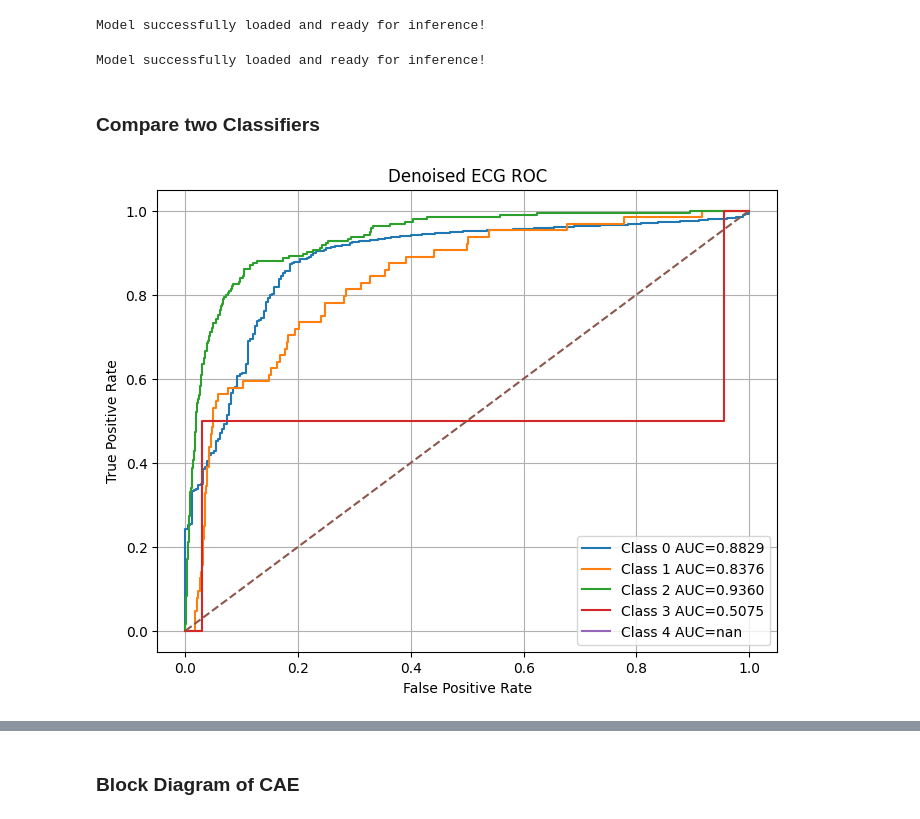
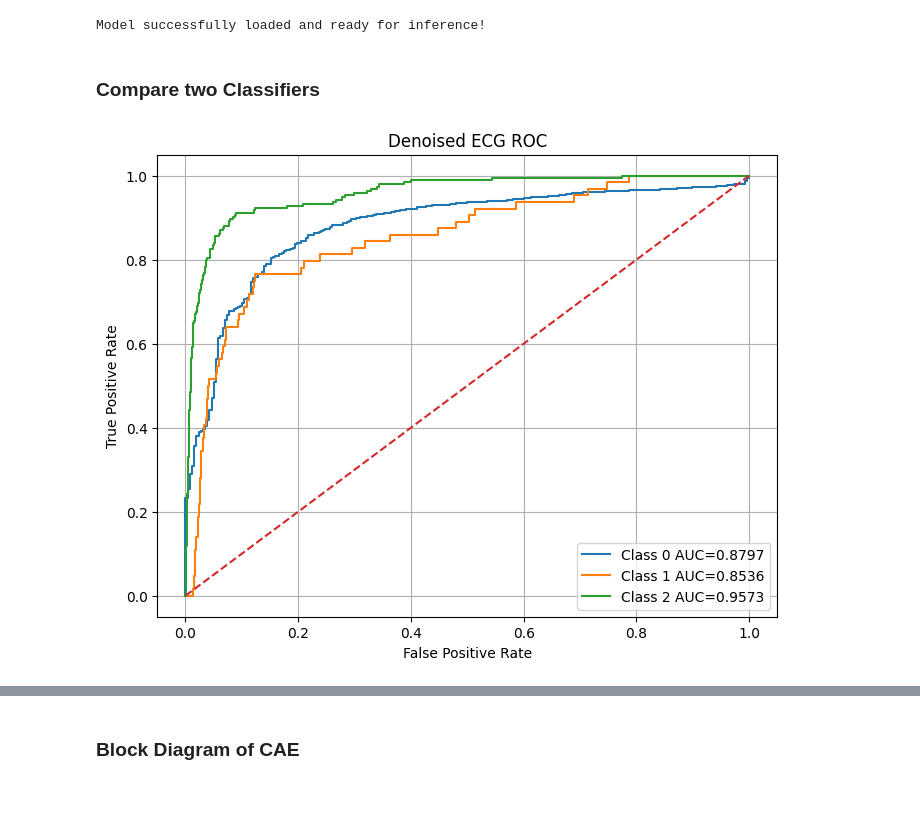
Before and after one commit to halashaheen/CAE-For-ECG-denoising, a Jupyter notebook: CAE_for_ECG_signal_processing.ipynb, the cells around one changed output, grey strips where cells are left out. Drawn from its saved outputs; the diff is of its cells as text; code cells hidden in the pictures.

```diff
--- a/CAE_for_ECG_signal_processing.ipynb
+++ b/CAE_for_ECG_signal_processing.ipynb
@@ -4573,8 +4753,8 @@ def plot_confusion_matrix(cm):
 
 def plot_multiclass_roc(labels,probs,title="ROC Curve"):
 
-    n_classes = 5
-    labels_bin = label_binarize(labels,classes=[0,1,2,3,4])
+    n_classes = 3
+    labels_bin = label_binarize(labels,classes=[0,1,2])
 
     plt.figure(figsize=(8,6))
     auc_scores = {}
@@ -4619,5 +4799,5 @@ def plot_multiclass_roc(labels,probs,title="ROC Curve"):
 # %% [markdown]
 ### Data Preparation
 # %%
-inference_model = models_to_test['ResStackCAE']
-# inference_model = loaded_model
+# inference_model = models_to_test['ResStackCAE']
+inference_model = loaded_model #ResStackCAE
@@ -5076,7 +5351,7 @@ Epoch 2 | Train Loss=0.0064 | Val Loss=0.0206 | Train Acc=0.7492 | Val Acc=0.777
 # %% [markdown]
 ### Save Model Weights
 # %%
-SAVE_CLASSIFIER_DIR = "/content/drive/MyDrive/CSE672_Neural_Nets/Project/Saved_Classifiers"
+# SAVE_CLASSIFIER_DIR = "/content/drive/MyDrive/PG/CSE672_Neural_Nets/Project/Saved_Classifiers"
 # %%
 def save_classifier_weights(name, model): # name : denoised, noisy
 
@@ -5112,41 +5414,21 @@ device = torch.device("cuda" if torch.cuda.is_available() else "cpu")
 
 encoder_model = inference_model.encoder
 # Instantiate a fresh, untrained instance of your model structure
-noisy_model_name ="classifier_noisy"
-loaded_classifier_noisy = ECGClassifier(encoder_model)
-classifier_noisy_state_dict = load_model_weights(noisy_model_name)
+denoised_model_name ="classifier_denoised"
+loaded_classifier_denoised = ECGClassifier(encoder_model)
+classifier_denoised_state_dict = load_classifier_weights(denoised_model_name)
 
 # Load the weights into the model structure and push to device
-loaded_classifier_noisy.load_state_dict(classifier_noisy_state_dict)
-loaded_classifier_noisy.to(device)
+loaded_classifier_denoised.load_state_dict(classifier_denoised_state_dict)
+loaded_classifier_denoised.to(device)
 
 # 5. CRITICAL STEP: Put the model in evaluation mode
 # This turns off BatchNorm updating so the model acts as a fixed predictor
-loaded_classifier_noisy.eval()
+loaded_classifier_denoised.eval()
 
 print("Model successfully loaded and ready for inference!")
 # %% [output]
 Model successfully loaded and ready for inference!
-# %%
-device = torch.device("cuda" if torch.cuda.is_available() else "cpu")
-
-encoder_model = inference_model.encoder
-# Instantiate a fresh, untrained instance of your model structure
-denoised_model_name ="classifier_denoised"
-loaded_classifier_denoised = ECGClassifier(encoder_model)
-classifier_denoised_state_dict = load_model_weights(denoised_model_name)
-
-# Load the weights into the model structure and push to device
-loaded_classifier_denoised.load_state_dict(classifier_denoised_state_dict)
-loaded_classifier_denoised.to(device)
-
-# 5. CRITICAL STEP: Put the model in evaluation mode
-# This turns off BatchNorm updating so the model acts as a fixed predictor
-loaded_classifier_denoised.eval()
-
-print("Model successfully loaded and ready for inference!")
-# %% [output]
-Model successfully loaded and ready for inference!
 # %% [markdown]
 ### Compare two Classifiers
 # %%
@@ -5156,8 +5438,8 @@ Model successfully loaded and ready for inference!
 # %%
 # dataloaders
 # %%
-results_denoised = evaluate_model(classifier_denoised,test_loader_denoised)
+results_denoised = evaluate_model(loaded_classifier_denoised,test_loader_denoised)
 auc_denoised = plot_multiclass_roc(results_denoised['labels'],results_denoised['probs'],title='Denoised ECG ROC')
 # %% [output]
-[figure, old version]
+[figure, new version]
 # %%
```
Also changed, not shown: parts of 80 cells of this notebook.
